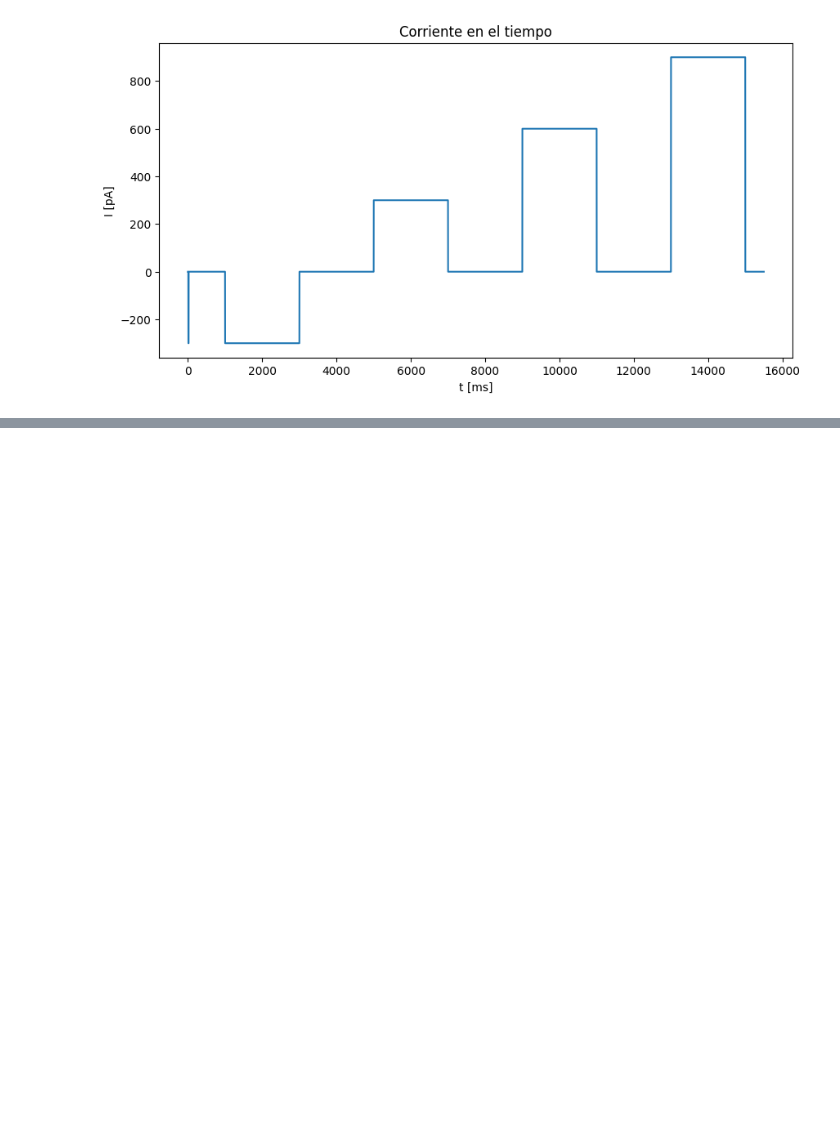
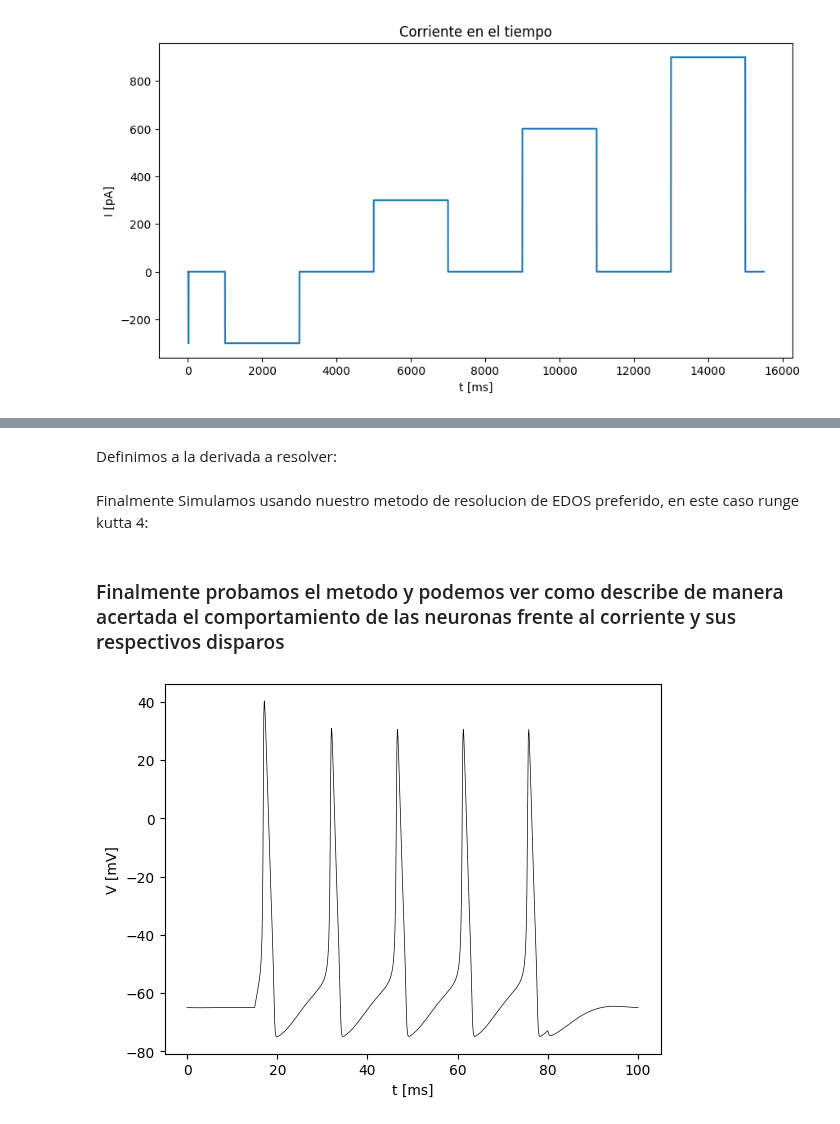
Before and after one commit to gonzagrau/Neuro-16-82, a Jupyter notebook: Trabajo Final/Entrega_Final.ipynb, the cells around one changed output, grey strips where cells are left out. Cells and saved outputs as stored; diff of their text form; code cells hidden in the pictures; blank space fills up the shorter version.

Commit message:
Notebook metodos de modelos hechos, faltan metodos de fiteo

```diff
--- a/Trabajo Final/Entrega_Final.ipynb
+++ b/Trabajo Final/Entrega_Final.ipynb
@@ -75,0 +158,2 @@ plt.show()
+# %% [markdown]
+Definimos a la derivada a resolver:
@@ -75,0 +180,2 @@ plt.show()
+# %% [markdown]
+Finalmente Simulamos usando nuestro metodo de resolucion de EDOS preferido, en este caso runge kutta 4:
@@ -75,0 +215,6 @@ plt.show()
+# %% [markdown]
+### Finalmente probamos el metodo y podemos ver como describe de manera acertada el comportamiento de las neuronas frente  al corriente y sus respectivos disparos
+# %%
+test_hyh()
+# %% [output]
+[figure, added]
```
Also changed, not shown: parts of 33 cells of this notebook, 3 other files.
